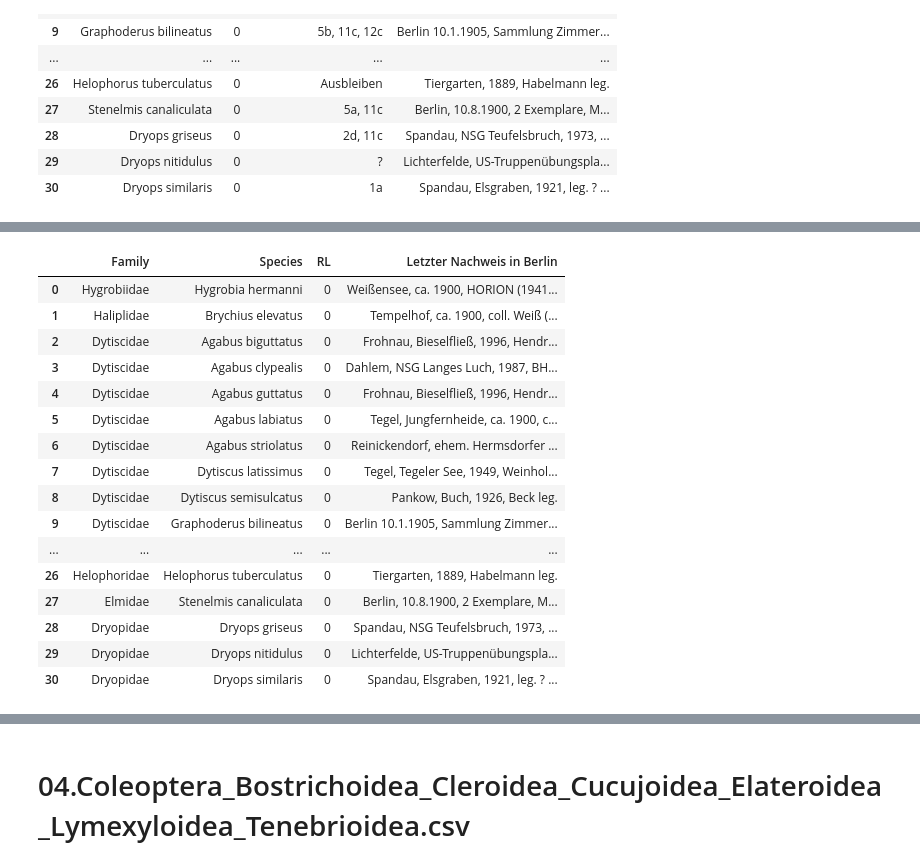
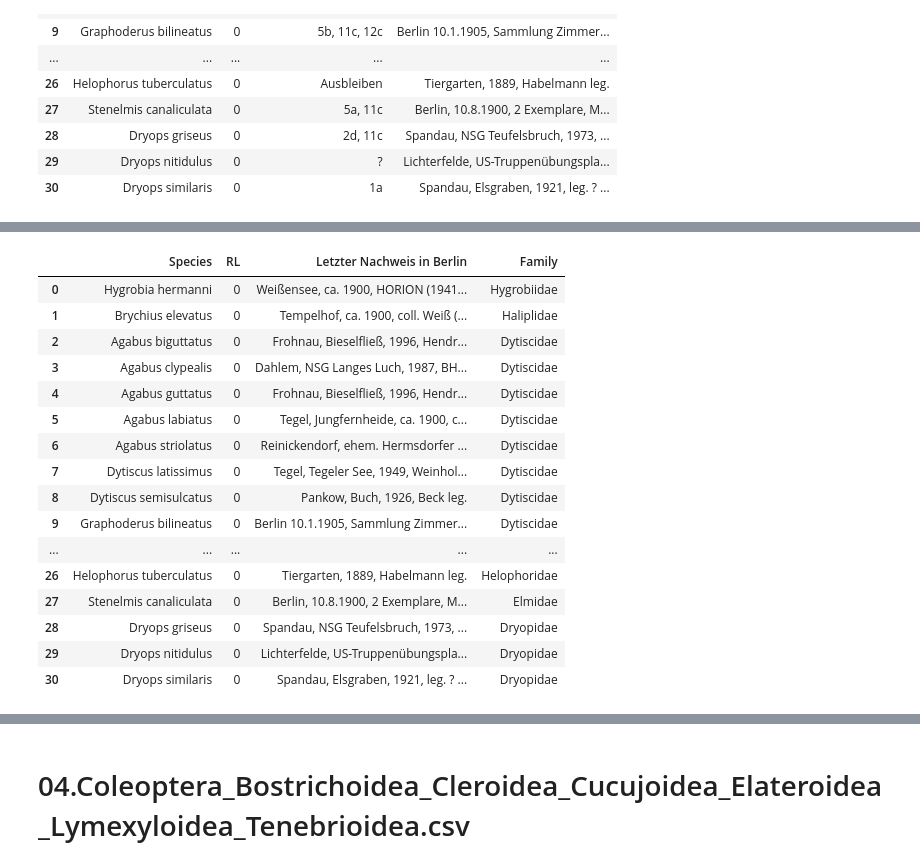
Before and after one commit to Zzzhenya/Berlin-red-list, a Jupyter notebook: Transformation/Raw_csv/Insecta.ipynb, the cells around one changed output, grey strips where cells are left out. Cells and saved outputs as stored; diff of their text form; code cells hidden in the pictures.

```diff
--- a/Transformation/Raw_csv/Insecta.ipynb
+++ b/Transformation/Raw_csv/Insecta.ipynb
@@ -370 +338,8 @@ df
+# %%
+df = df[["Species",
+         "Family",
+         "BE",
+         "Letzter_Nachweis",
+         "Deutcher_Name",
+         "Reference"]]
 # %%
@@ -491,3 +415,10 @@ df
 | 28 | Dryops griseus | 0 | 2d, 11c | Spandau, NSG Teufelsbruch, 1973, ... |
 | 29 | Dryops nitidulus | 0 | ? | Lichterfelde, US-Truppenübungspla... |
 | 30 | Dryops similaris | 0 | 1a | Spandau, Elsgraben, 1921, leg. ? ... |
+# %%
+# Creating a dictionary and extracting GBIF data
+d = {}
+
+for i in df.Species:
+   d[i] = species.name_backbone(name=str(i), kingdom='animals')
+print("Complete")
@@ -493,0 +427,4 @@ df
+# %%
+gbif_data = pd.DataFrame.from_dict(d, orient = "index")
+gbif_data.reset_index(inplace = True)
+gbif_data.columns
@@ -493,0 +438,2 @@ df
+# %%
+df["Family"] = gbif_data["family"]
@@ -536,27 +506,26 @@ df
 # %%
-df = df.reindex(columns=['Family',
-                         'Species',
-                         'RL',
-                         'Letzter Nachweis in Berlin'])
+# Removing columns
+df.drop(columns = ["Gefährdungsursachen"
+                  ], inplace = True)
 df
 # %% [output]
-|  | Family | Species | RL | Letzter Nachweis in Berlin |
-| 0 | Hygrobiidae | Hygrobia hermanni | 0 | Weißensee, ca. 1900, HORION (1941... |
-| 1 | Haliplidae | Brychius elevatus | 0 | Tempelhof, ca. 1900, coll. Weiß (... |
-| 2 | Dytiscidae | Agabus biguttatus | 0 | Frohnau, Bieselfließ, 1996, Hendr... |
-| 3 | Dytiscidae | Agabus clypealis | 0 | Dahlem, NSG Langes Luch, 1987, BH... |
-| 4 | Dytiscidae | Agabus guttatus | 0 | Frohnau, Bieselfließ, 1996, Hendr... |
-| 5 | Dytiscidae | Agabus labiatus | 0 | Tegel, Jungfernheide, ca. 1900, c... |
-| 6 | Dytiscidae | Agabus striolatus | 0 | Reinickendorf, ehem. Hermsdorfer ... |
-| 7 | Dytiscidae | Dytiscus latissimus | 0 | Tegel, Tegeler See, 1949, Weinhol... |
-| 8 | Dytiscidae | Dytiscus semisulcatus | 0 | Pankow, Buch, 1926, Beck leg. |
-| 9 | Dytiscidae | Graphoderus bilineatus | 0 | Berlin 10.1.1905, Sammlung Zimmer... |
+|  | Species | RL | Letzter Nachweis in Berlin | Family |
+| 0 | Hygrobia hermanni | 0 | Weißensee, ca. 1900, HORION (1941... | Hygrobiidae |
+| 1 | Brychius elevatus | 0 | Tempelhof, ca. 1900, coll. Weiß (... | Haliplidae |
+| 2 | Agabus biguttatus | 0 | Frohnau, Bieselfließ, 1996, Hendr... | Dytiscidae |
+| 3 | Agabus clypealis | 0 | Dahlem, NSG Langes Luch, 1987, BH... | Dytiscidae |
+| 4 | Agabus guttatus | 0 | Frohnau, Bieselfließ, 1996, Hendr... | Dytiscidae |
+| 5 | Agabus labiatus | 0 | Tegel, Jungfernheide, ca. 1900, c... | Dytiscidae |
+| 6 | Agabus striolatus | 0 | Reinickendorf, ehem. Hermsdorfer ... | Dytiscidae |
+| 7 | Dytiscus latissimus | 0 | Tegel, Tegeler See, 1949, Weinhol... | Dytiscidae |
+| 8 | Dytiscus semisulcatus | 0 | Pankow, Buch, 1926, Beck leg. | Dytiscidae |
+| 9 | Graphoderus bilineatus | 0 | Berlin 10.1.1905, Sammlung Zimmer... | Dytiscidae |
 | ... | ... | ... | ... | ... |
-| 26 | Helophoridae | Helophorus tuberculatus | 0 | Tiergarten, 1889, Habelmann leg. |
-| 27 | Elmidae | Stenelmis canaliculata | 0 | Berlin, 10.8.1900, 2 Exemplare, M... |
-| 28 | Dryopidae | Dryops griseus | 0 | Spandau, NSG Teufelsbruch, 1973, ... |
-| 29 | Dryopidae | Dryops nitidulus | 0 | Lichterfelde, US-Truppenübungspla... |
-| 30 | Dryopidae | Dryops similaris | 0 | Spandau, Elsgraben, 1921, leg. ? ... |
+| 26 | Helophorus tuberculatus | 0 | Tiergarten, 1889, Habelmann leg. | Helophoridae |
+| 27 | Stenelmis canaliculata | 0 | Berlin, 10.8.1900, 2 Exemplare, M... | Elmidae |
+| 28 | Dryops griseus | 0 | Spandau, NSG Teufelsbruch, 1973, ... | Dryopidae |
+| 29 | Dryops nitidulus | 0 | Lichterfelde, US-Truppenübungspla... | Dryopidae |
+| 30 | Dryops similaris | 0 | Spandau, Elsgraben, 1921, leg. ? ... | Dryopidae |
 # %%
 df.rename({
     "RL": "BE",
```
Also changed, not shown: parts of 60 cells of this notebook.
